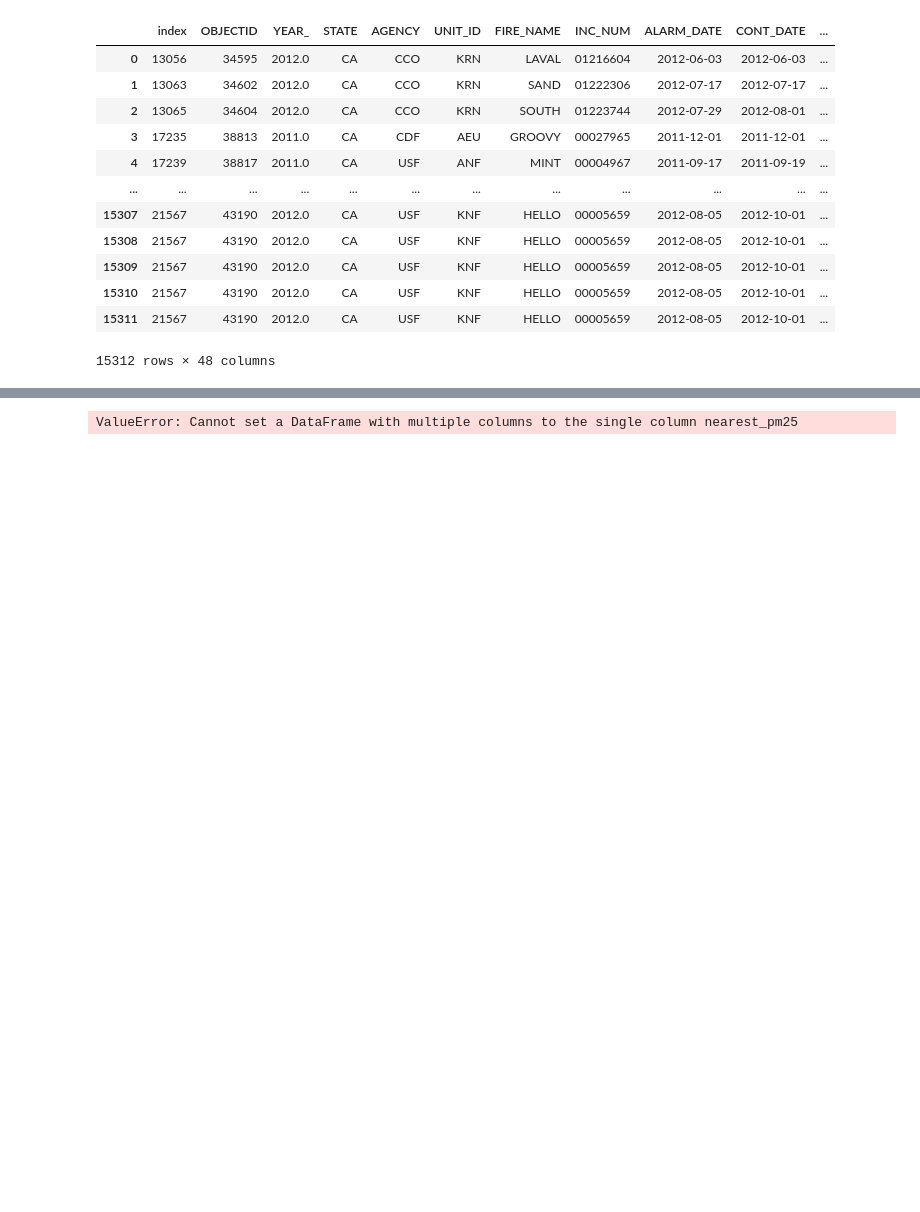
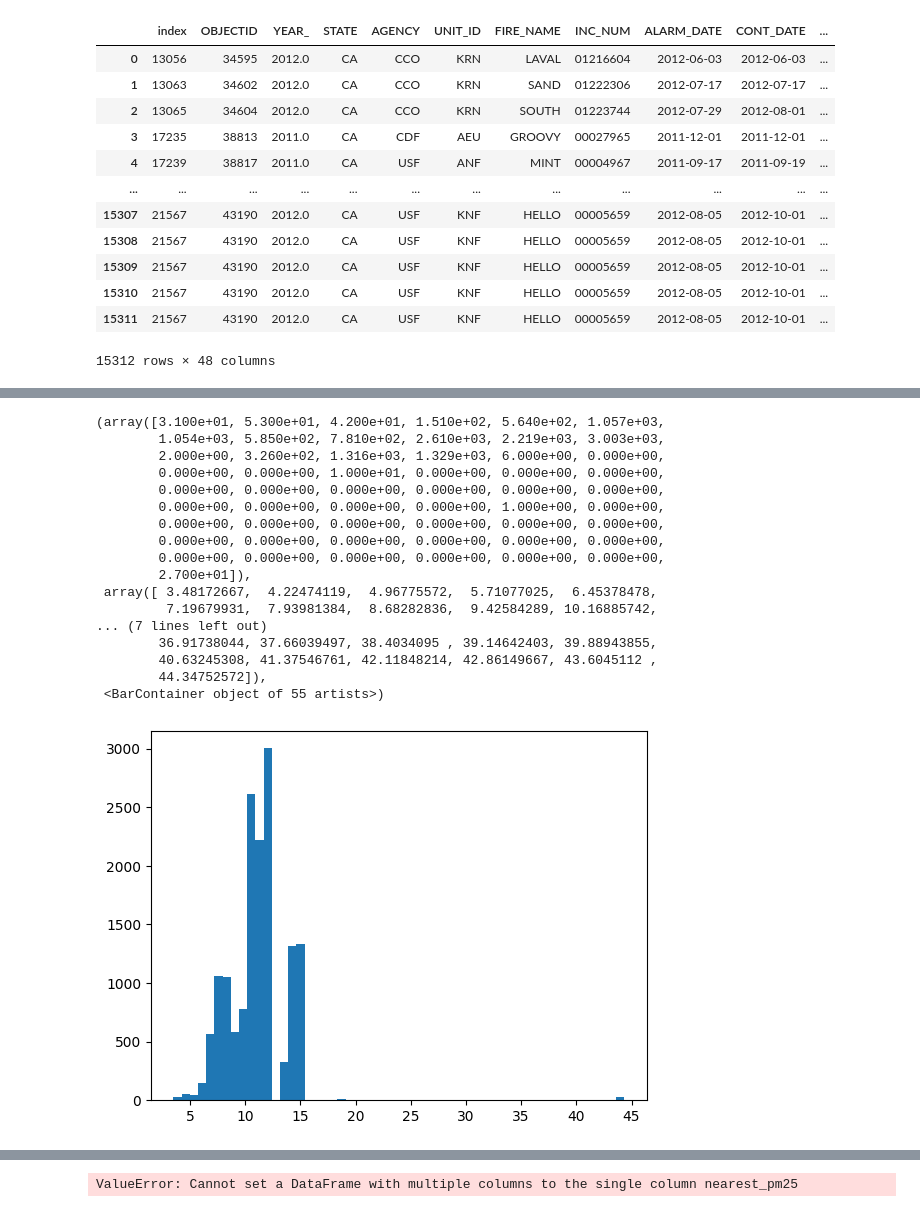
Before and after one commit to oTaira/emberalert, a Jupyter notebook: fireforce_V2.ipynb, the cells around one changed output, grey strips where cells are left out. Drawn from its saved outputs; the diff is of its cells as text; code cells hidden in the pictures; blank space fills up the shorter version.

```diff
--- a/fireforce_V2.ipynb
+++ b/fireforce_V2.ipynb
@@ -670,0 +714,21 @@ timed_avg
+# %%
+plt.hist(merged_avg['ds_pm_pred'], bins = 55)
+# %% [output]
+(array([3.100e+01, 5.300e+01, 4.200e+01, 1.510e+02, 5.640e+02, 1.057e+03,
+        1.054e+03, 5.850e+02, 7.810e+02, 2.610e+03, 2.219e+03, 3.003e+03,
+        2.000e+00, 3.260e+02, 1.316e+03, 1.329e+03, 6.000e+00, 0.000e+00,
+        0.000e+00, 0.000e+00, 1.000e+01, 0.000e+00, 0.000e+00, 0.000e+00,
+        0.000e+00, 0.000e+00, 0.000e+00, 0.000e+00, 0.000e+00, 0.000e+00,
+        0.000e+00, 0.000e+00, 0.000e+00, 0.000e+00, 1.000e+00, 0.000e+00,
+        0.000e+00, 0.000e+00, 0.000e+00, 0.000e+00, 0.000e+00, 0.000e+00,
+        0.000e+00, 0.000e+00, 0.000e+00, 0.000e+00, 0.000e+00, 0.000e+00,
+        0.000e+00, 0.000e+00, 0.000e+00, 0.000e+00, 0.000e+00, 0.000e+00,
+        2.700e+01]),
+ array([ 3.48172667,  4.22474119,  4.96775572,  5.71077025,  6.45378478,
+         7.19679931,  7.93981384,  8.68282836,  9.42584289, 10.16885742,
+... (7 lines left out)
+        36.91738044, 37.66039497, 38.4034095 , 39.14642403, 39.88943855,
+        40.63245308, 41.37546761, 42.11848214, 42.86149667, 43.6045112 ,
+        44.34752572]),
+ <BarContainer object of 55 artists>)
+[figure, added]
```
Also changed, not shown: parts of 9 cells of this notebook.
